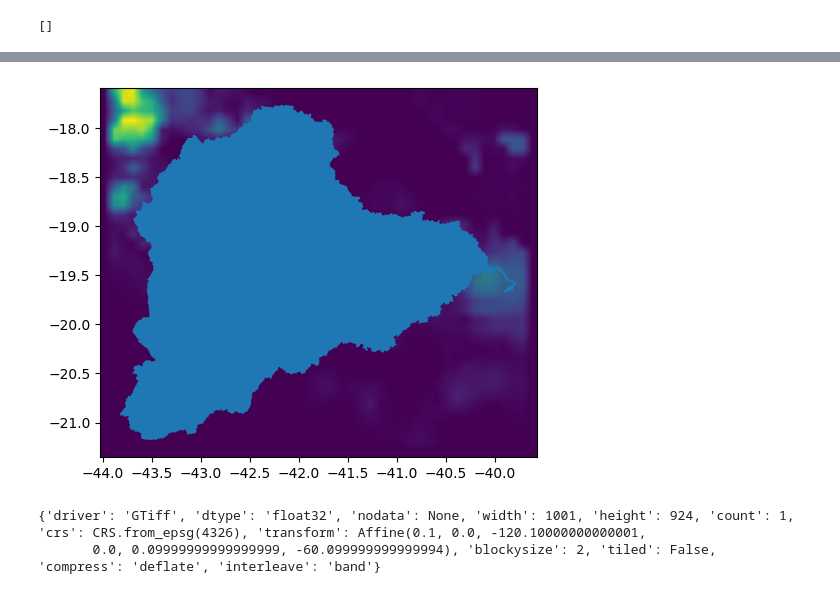
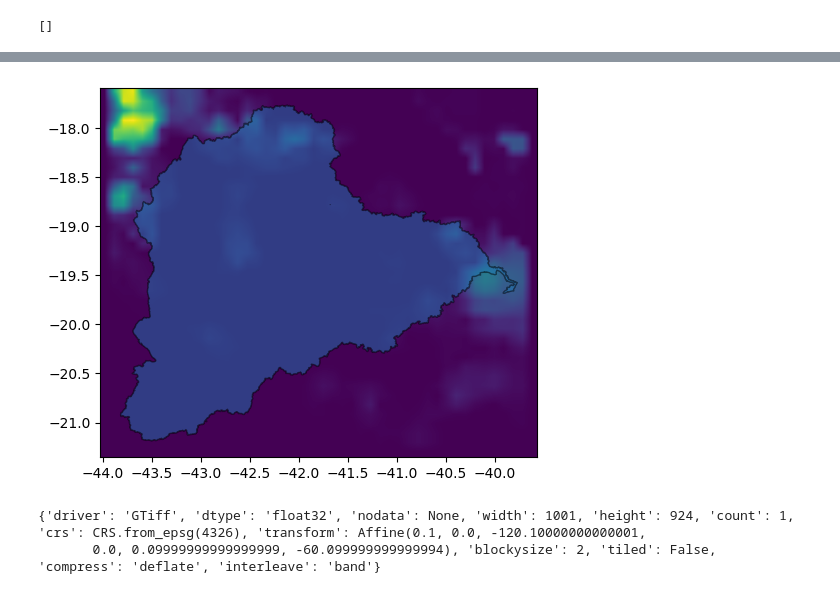
Before and after one commit to cordmaur/INPERainDownloader, a Jupyter notebook: nbs/02-ReportGenerator.ipynb, the cells around one changed output, grey strips where cells are left out. Cells and saved outputs as stored; diff of their text form; code cells hidden in the pictures.

```diff
--- a/nbs/02-ReportGenerator.ipynb
+++ b/nbs/02-ReportGenerator.ipynb
@@ -17,4 +20,4 @@ from rainreporter.reporter import RainReporter
 # %%
 from rainreporter import version
 # %%
-reporter = RainReporter(server=INPE.FTPurl, root=INPE.DailyMERGEroot)
+reporter = RainReporter(server=INPE.FTPurl, remote_folder=INPE.DailyMERGEroot, download_folder='../tmp')
@@ -21,8 +34,7 @@ reporter = RainReporter(server=INPE.FTPurl, root=INPE.DailyMERGEroot)
 # %%
 rain = reporter.accum_rain(
     start_date='20230101',
-    end_date='20230105',
-    download_folder='../tmp',
+    end_date='20230102',
 )
 # %% [output]
 file ../tmp/MERGE_CPTEC_20230101.grib2 already exists.
@@ -121,10 +165,10 @@ list(Path('/var/folders/j1/nkzpwxy956x_9m3tqxr331940000gn/T/').iterdir())
 # %%
 import rasterio as rio
 # %%
-ax = doce.plot()
+ax = doce.plot(alpha=0.5, edgecolor='black')
 cx.add_basemap(ax, source='../tmp/MERGE_CPTEC_20230101.tif')
 # %% [output]
-[figure, old version]
+[figure, new version]
 # %%
 dataset.profile
 # %% [output]
```
Also changed, not shown: parts of 18 cells of this notebook, 3 other files.
